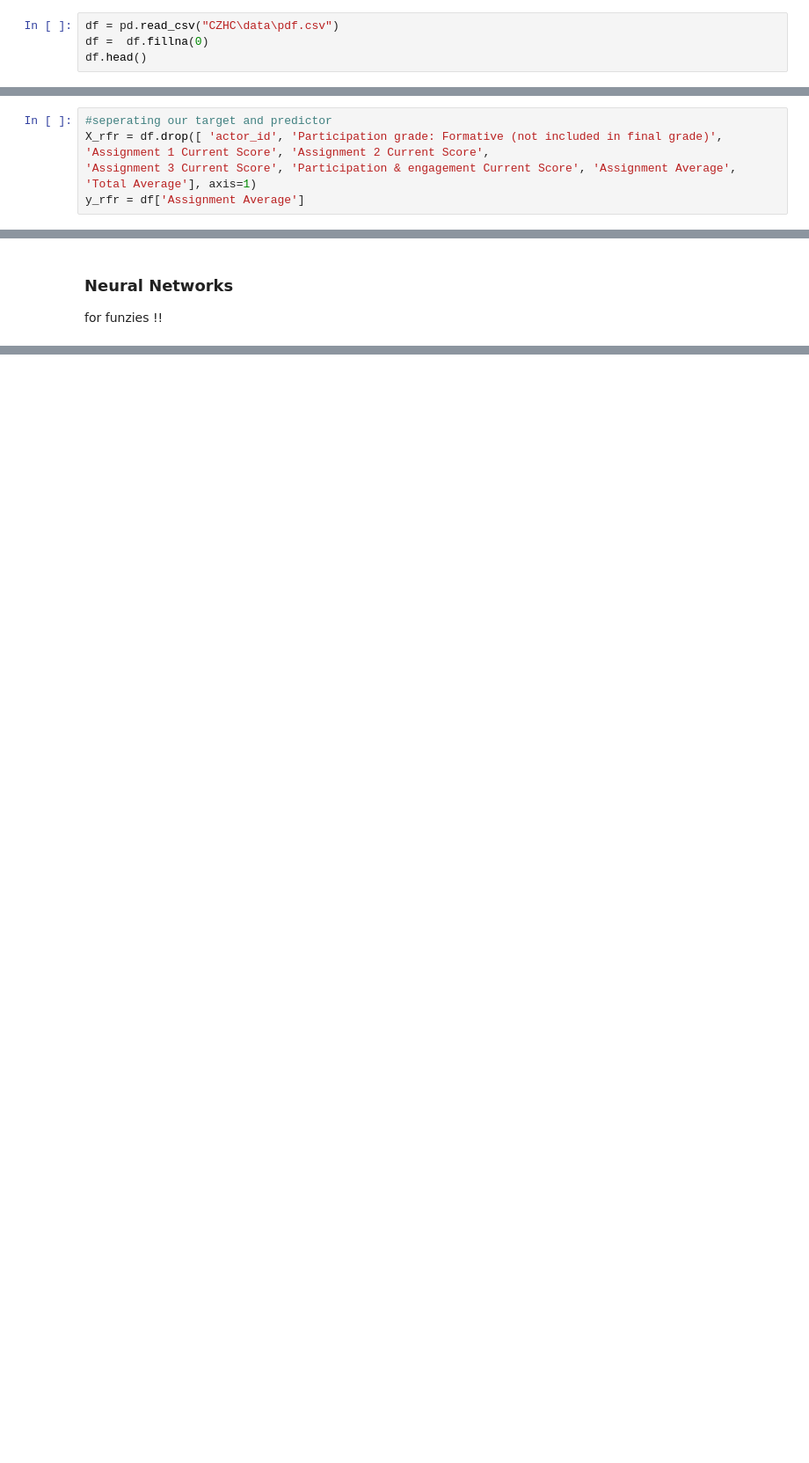
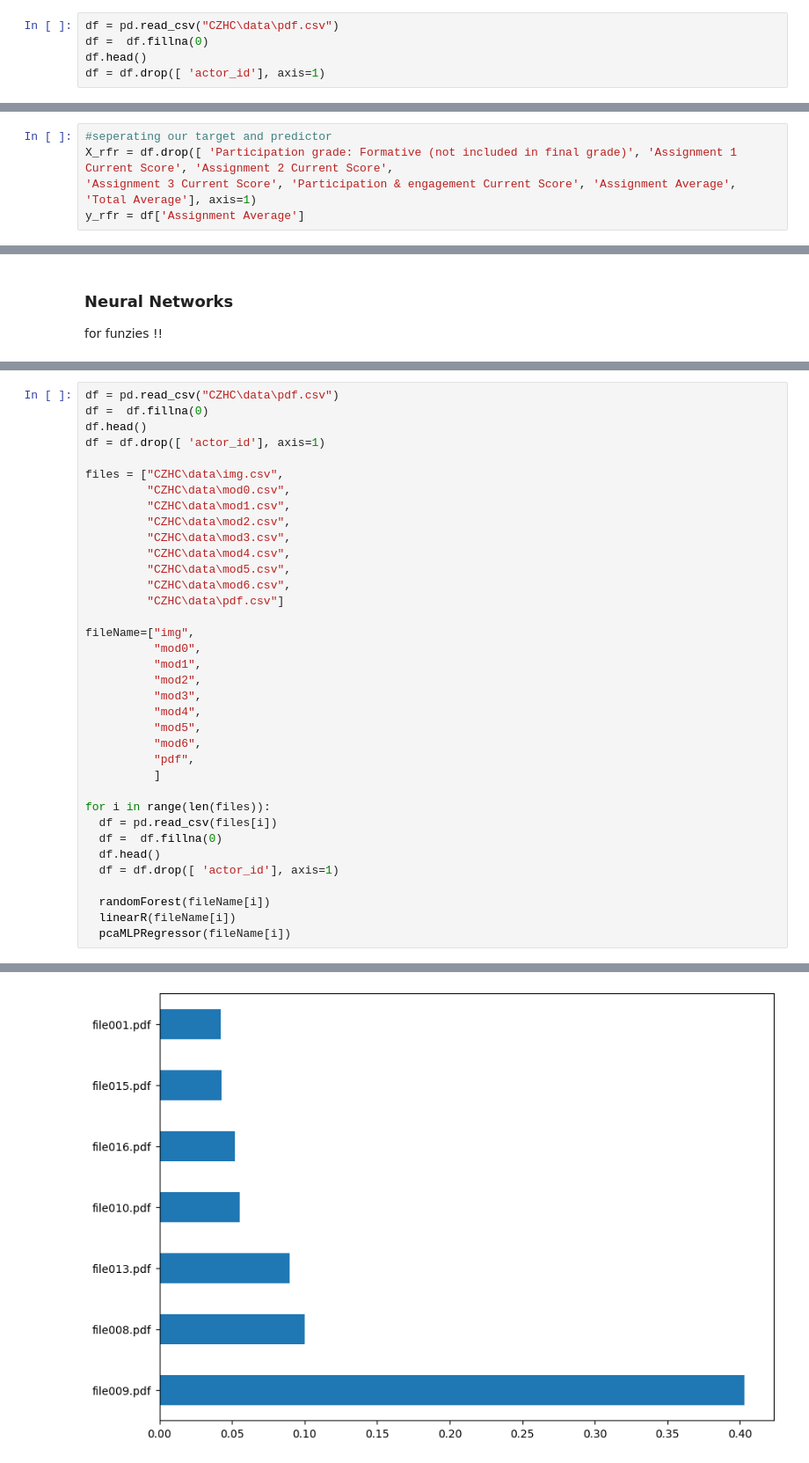
Before and after one commit to Christie-Leung/hack-la-2023, a Jupyter notebook: models.ipynb, the cells around one changed output, grey strips where cells are left out. Shown at 88% size. Drawn from its saved outputs; the diff is of its cells as text; blank space fills up the shorter version.

```diff
--- a/models.ipynb
+++ b/models.ipynb
@@ -23,3 +16,4 @@ from sklearn.preprocessing import StandardScaler # need
 df = pd.read_csv("CZHC\data\pdf.csv")
 df =  df.fillna(0)
 df.head()
+df = df.drop([ 'actor_id'], axis=1)
@@ -34,6 +20,6 @@ df.head()
 # %%
 #seperating our target and predictor
-X_rfr = df.drop([ 'actor_id', 'Participation grade: Formative (not included in final grade)', 'Assignment 1 Current Score', 'Assignment 2 Current Score',
+X_rfr = df.drop([ 'Participation grade: Formative (not included in final grade)', 'Assignment 1 Current Score', 'Assignment 2 Current Score',
 'Assignment 3 Current Score', 'Participation & engagement Current Score', 'Assignment Average', 'Total Average'], axis=1)
 y_rfr = df['Assignment Average']
 # %%
@@ -174,0 +358,37 @@ y_test = y[ntrain:]
+# %%
+df = pd.read_csv("CZHC\data\pdf.csv")
+df =  df.fillna(0)
+df.head()
+df = df.drop([ 'actor_id'], axis=1)
+
+files = ["CZHC\data\img.csv",
+         "CZHC\data\mod0.csv",
+         "CZHC\data\mod1.csv",
+         "CZHC\data\mod2.csv",
+         "CZHC\data\mod3.csv",
+         "CZHC\data\mod4.csv",
+         "CZHC\data\mod5.csv",
+         "CZHC\data\mod6.csv",
+         "CZHC\data\pdf.csv"]
+
+fileName=["img",
+          "mod0",
+          "mod1",
+          "mod2",
+          "mod3",
+          "mod4",
+          "mod5",
+          "mod6",
+          "pdf",
+          ]
+
+for i in range(len(files)):
+  df = pd.read_csv(files[i])
+  df =  df.fillna(0)
+  df.head()
+  df = df.drop([ 'actor_id'], axis=1)
+
+  randomForest(fileName[i])
+  linearR(fileName[i])
+  pcaMLPRegressor(fileName[i])
+# %% [output]
@@ -174,0 +400 @@ y_test = y[ntrain:]
+[figure, added]
```
Also changed, not shown: parts of 10 cells of this notebook, 36 other files.
